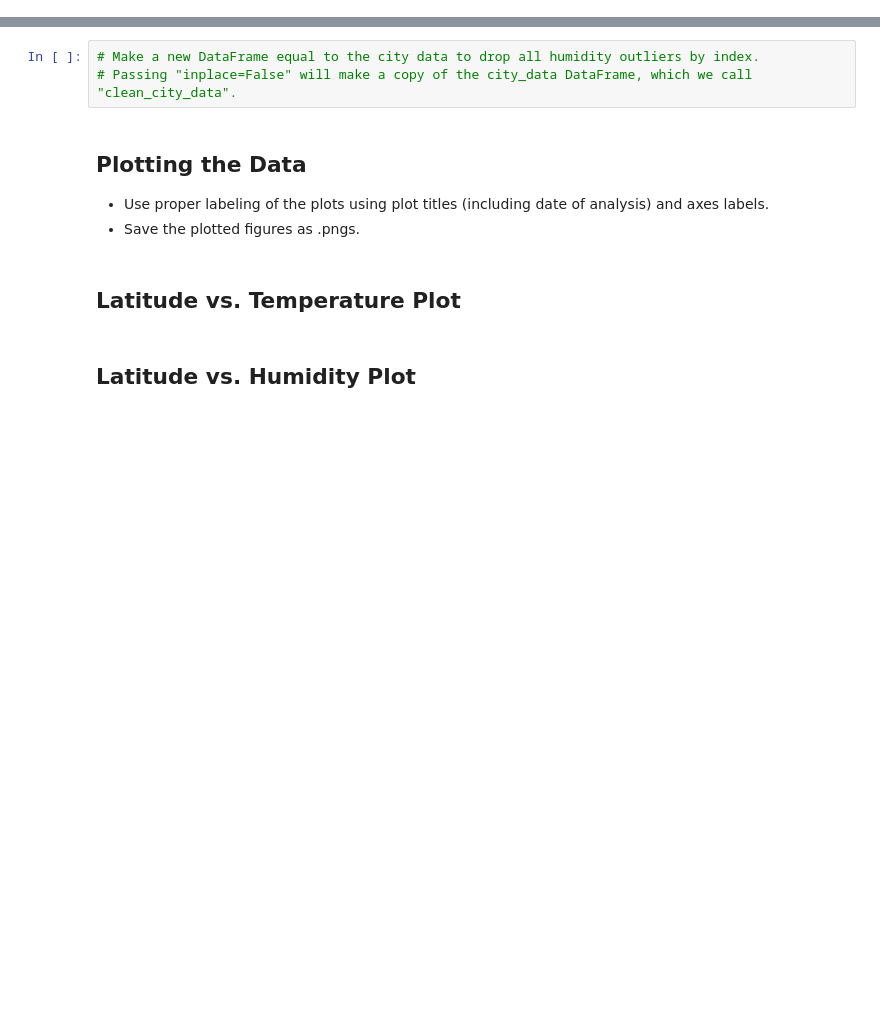
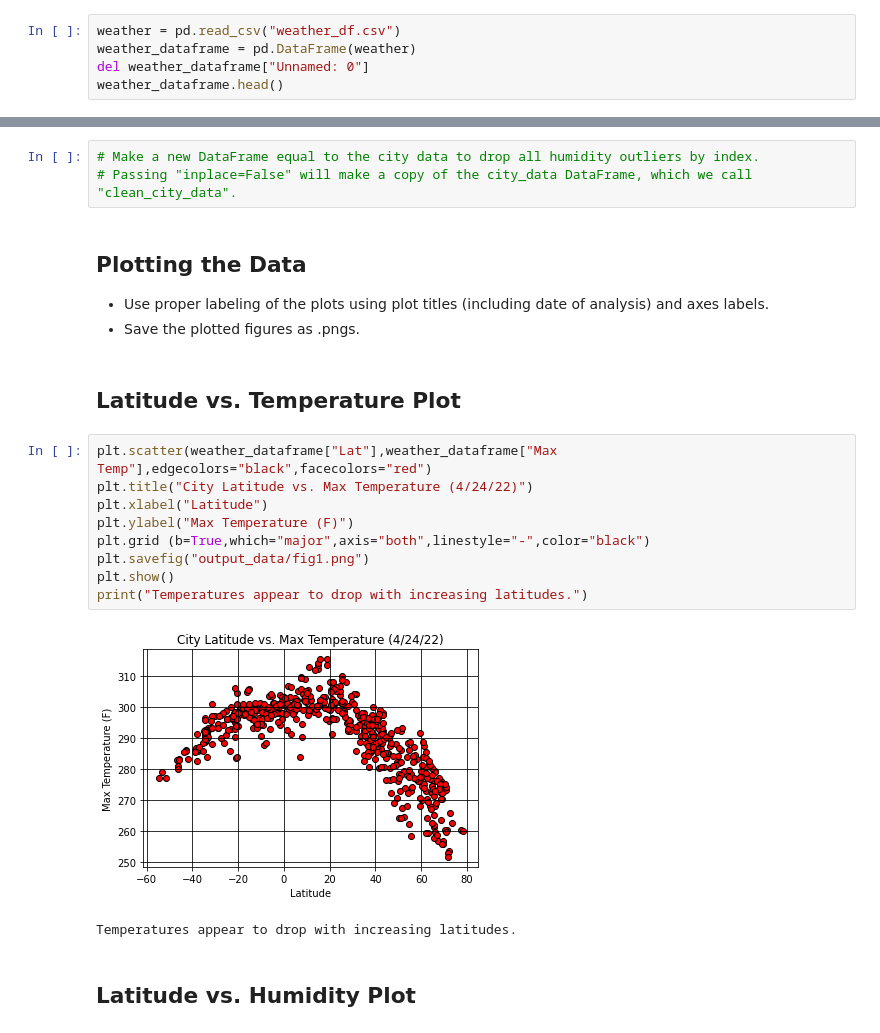
Before and after one commit to jfraz027/Python-api-challenge, a Jupyter notebook: WeatherPy/WeatherPy.ipynb, the cells around one changed output, grey strips where cells are left out. Drawn from its saved outputs; the diff is of its cells as text; blank space fills up the shorter version.

```diff
--- a/WeatherPy/WeatherPy.ipynb
+++ b/WeatherPy/WeatherPy.ipynb
@@ -763,0 +175,5 @@ Data Retrieval Complete
+# %%
+weather = pd.read_csv("weather_df.csv")
+weather_dataframe = pd.DataFrame(weather)
+del weather_dataframe["Unnamed: 0"]
+weather_dataframe.head()
@@ -776,5 +230,17 @@ Skip this step if there are no cities that have humidity > 100%.
 * Save the plotted figures as .pngs.
 # %% [markdown]
 ## Latitude vs. Temperature Plot
+# %%
+plt.scatter(weather_dataframe["Lat"],weather_dataframe["Max Temp"],edgecolors="black",facecolors="red")
+plt.title("City Latitude vs. Max Temperature (4/24/22)")
+plt.xlabel("Latitude")
+plt.ylabel("Max Temperature (F)")
+plt.grid (b=True,which="major",axis="both",linestyle="-",color="black")
+plt.savefig("output_data/fig1.png")
+plt.show()
+print("Temperatures appear to drop with increasing latitudes.")
+# %% [output]
+[figure, added]
+Temperatures appear to drop with increasing latitudes.
 # %% [markdown]
 ## Latitude vs. Humidity Plot
```
Also changed, not shown: parts of 29 cells of this notebook, 6 other files.
